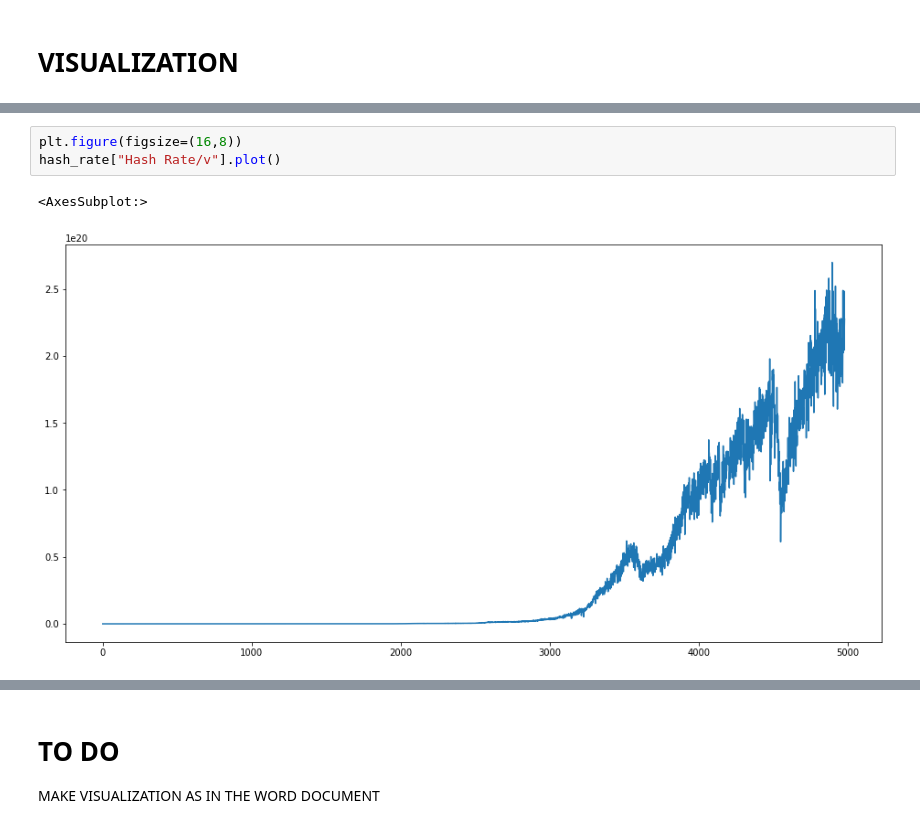
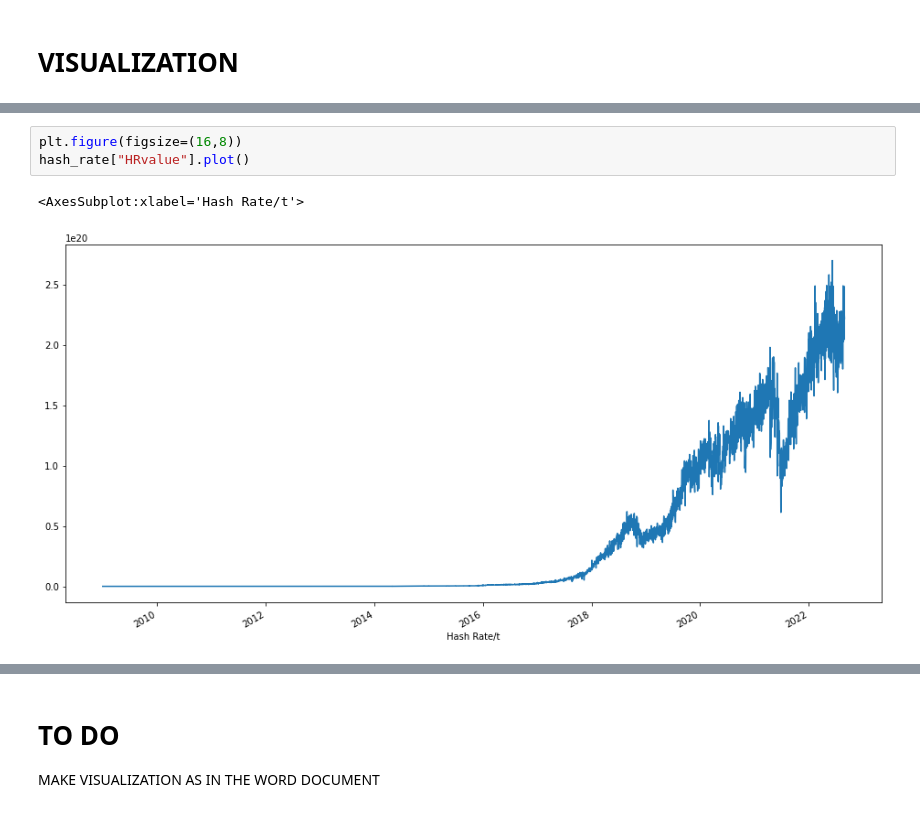
Before and after one commit to CasellaJr/Forecasting-Blockchain-indicators-for-analyzing-BTC-future-price, a Jupyter notebook: Time Series.ipynb, the cells around one changed output, grey strips where cells are left out. Drawn from its saved outputs; the diff is of its cells as text.

```diff
--- a/Time Series.ipynb
+++ b/Time Series.ipynb
@@ -114,8 +95,8 @@ active_addresses["Active Addresses/v"].plot()
 # %%
 plt.figure(figsize=(16,8))
-hash_rate["Hash Rate/v"].plot()
+hash_rate["HRvalue"].plot()
 # %% [output]
-<AxesSubplot:>
+<AxesSubplot:xlabel='Hash Rate/t'>
-[figure, old version]
+[figure, new version]
 # %%
 plt.figure(figsize=(12,6))
```
Also changed, not shown: parts of 12 cells of this notebook.
